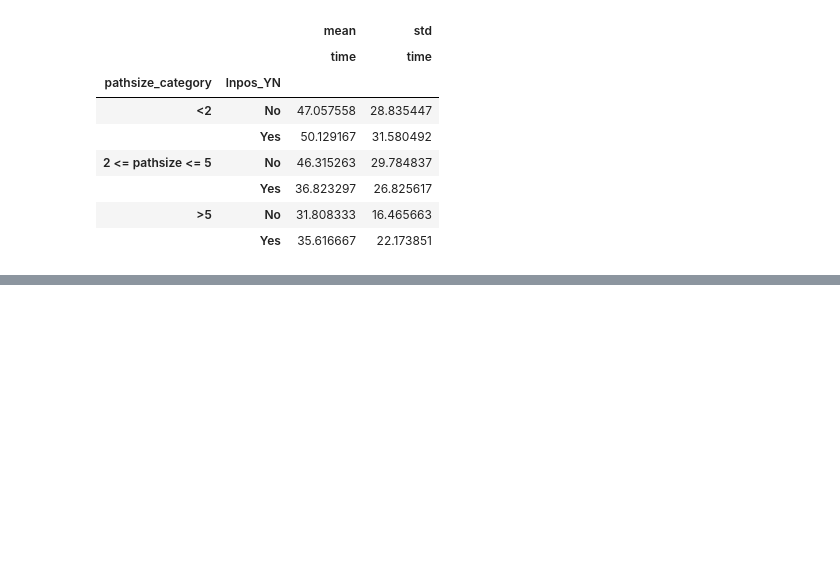
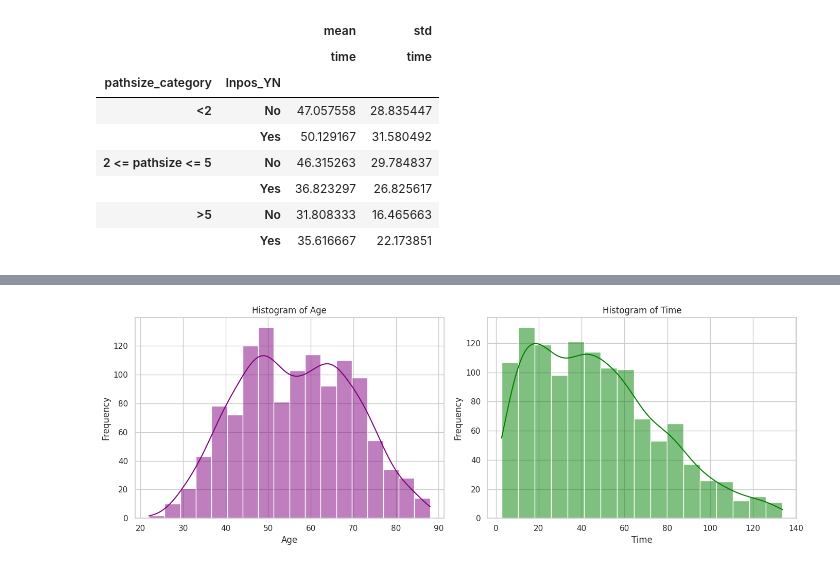
Before and after one commit to Sara9595/Kaggle, a Jupyter notebook: descriptive-statistics-on-breast-cancer-data.ipynb, the cells around one changed output, grey strips where cells are left out. Cells and saved outputs as stored; diff of their text form; code cells hidden in the pictures; blank space fills up the shorter version.

```diff
--- a/descriptive-statistics-on-breast-cancer-data.ipynb
+++ b/descriptive-statistics-on-breast-cancer-data.ipynb
@@ -456,0 +486,24 @@ pivot_table
+# %%
+# Setting the aesthetic style of the plots
+sns.set(style="whitegrid")
+
+# Create a figure to hold the subplots
+fig, axes = plt.subplots(1, 2, figsize=(14, 5))
+
+# Histogram for 'age'
+sns.histplot(df['age'], kde=True, color="purple", ax=axes[0])
+axes[0].set_title('Histogram of Age')
+axes[0].set_xlabel('Age')
+axes[0].set_ylabel('Frequency')
+
+# Histogram for 'time'
+sns.histplot(df['time'], kde=True, color="green", ax=axes[1])
+axes[1].set_title('Histogram of Time')
+axes[1].set_xlabel('Time')
+axes[1].set_ylabel('Frequency')
+
+# Display the plots
+plt.tight_layout()
+plt.show()
+# %% [output]
+[figure, added]
```
Also changed, not shown: parts of 4 cells of this notebook.
